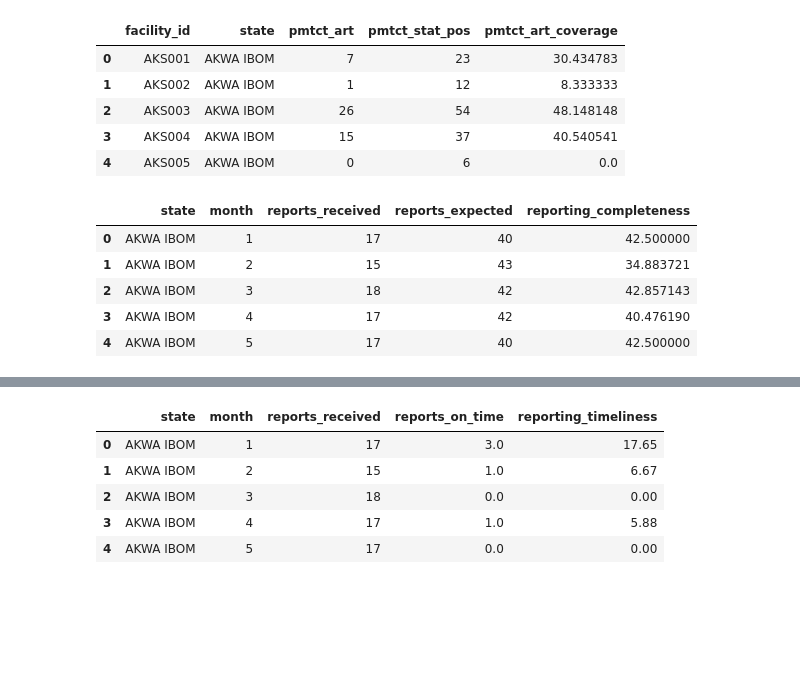
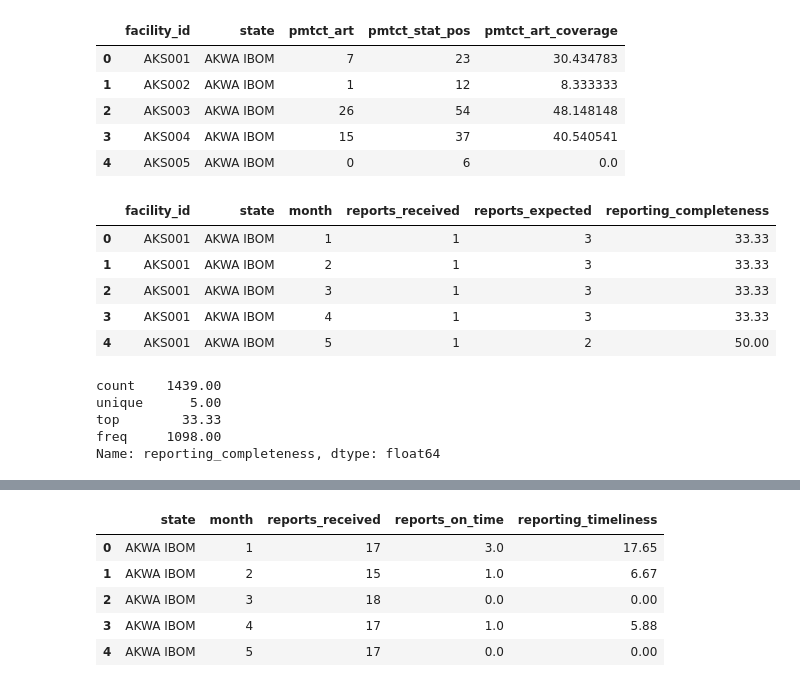
Before and after one commit to AlozieCollins/Intern-dataset-work, a Jupyter notebook: work.ipynb, the cells around one changed output, grey strips where cells are left out. Cells and saved outputs as stored; diff of their text form; code cells hidden in the pictures; blank space fills up the shorter version.

```diff
--- a/work.ipynb
+++ b/work.ipynb
@@ -1381,29 +1382,30 @@ clean_df["expected_report"] = (
 # %%
 # Grouped each facility by year, state and month. Summed the total of facility_id reports and the expected report
 completeness = (
-    clean_df .groupby(["state", "month"], as_index=False)
+    clean_df .groupby(["facility_id", "state", "month"], as_index=False)
     .agg( reports_received=("facility_id", "nunique"),
          reports_expected=("expected_report", "sum")
     )
 )
-# %%
-completeness = (
-    clean_df .groupby(["state", "month"], as_index=False)
-    .agg( reports_received=("facility_id", "nunique"),
-         reports_expected=("expected_report", "sum")
-    )
-)
 # %%
 # calculation on the reporting completeness
 completeness["reporting_completeness"] = ((
-    completeness["reports_received"] / completeness["reports_expected"].replace(0, pd.NA)
-    * 100
+    completeness["reports_received"] .div( completeness["reports_expected"].replace(0, pd.NA))
+    .mul(100)
 ))
 completeness.head()
 # %% [output]
-|  | state | month | reports_received | reports_expected | reporting_completeness |
-| 0 | AKWA IBOM | 1 | 17 | 40 | 42.500000 |
-| 1 | AKWA IBOM | 2 | 15 | 43 | 34.883721 |
-| 2 | AKWA IBOM | 3 | 18 | 42 | 42.857143 |
-| 3 | AKWA IBOM | 4 | 17 | 42 | 40.476190 |
-| 4 | AKWA IBOM | 5 | 17 | 40 | 42.500000 |
+|  | facility_id | state | month | reports_received | reports_expected | reporting_completeness |
+| 0 | AKS001 | AKWA IBOM | 1 | 1 | 3 | 33.33 |
+| 1 | AKS001 | AKWA IBOM | 2 | 1 | 3 | 33.33 |
+| 2 | AKS001 | AKWA IBOM | 3 | 1 | 3 | 33.33 |
+| 3 | AKS001 | AKWA IBOM | 4 | 1 | 3 | 33.33 |
+| 4 | AKS001 | AKWA IBOM | 5 | 1 | 2 | 50.00 |
+# %%
+completeness["reporting_completeness"].describe()
+# %% [output]
+count    1439.00
+unique      5.00
+top        33.33
+freq     1098.00
+Name: reporting_completeness, dtype: float64
```
Also changed, not shown: parts of 4 cells of this notebook, 1 other file.
